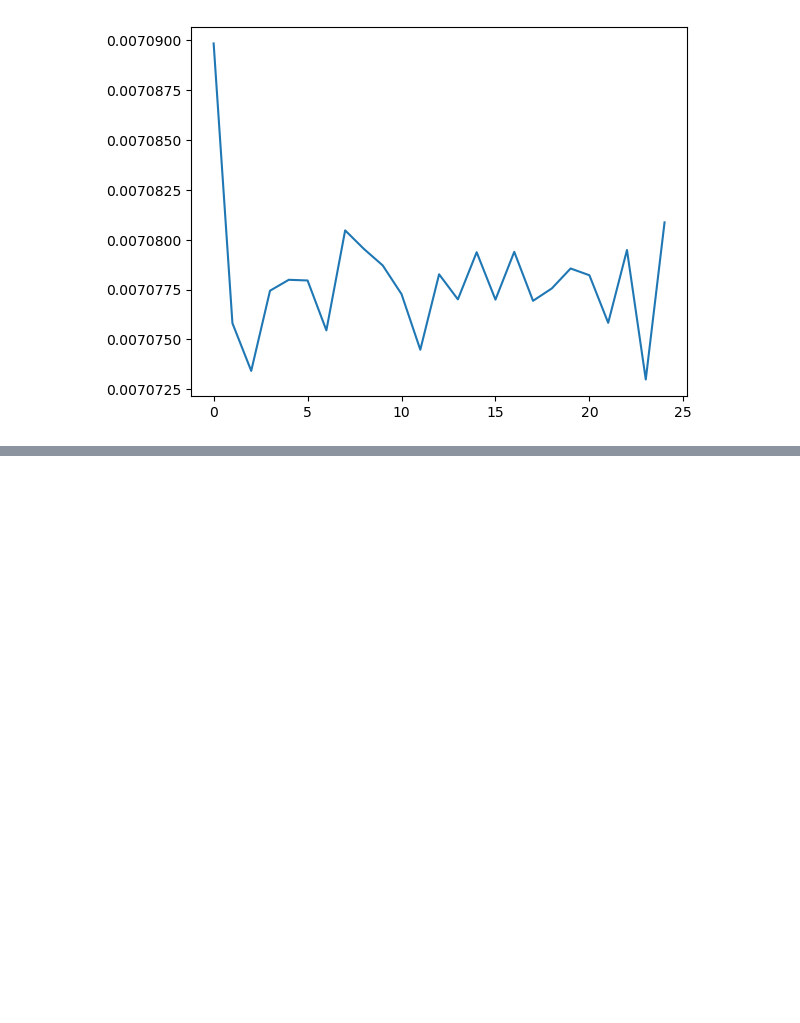
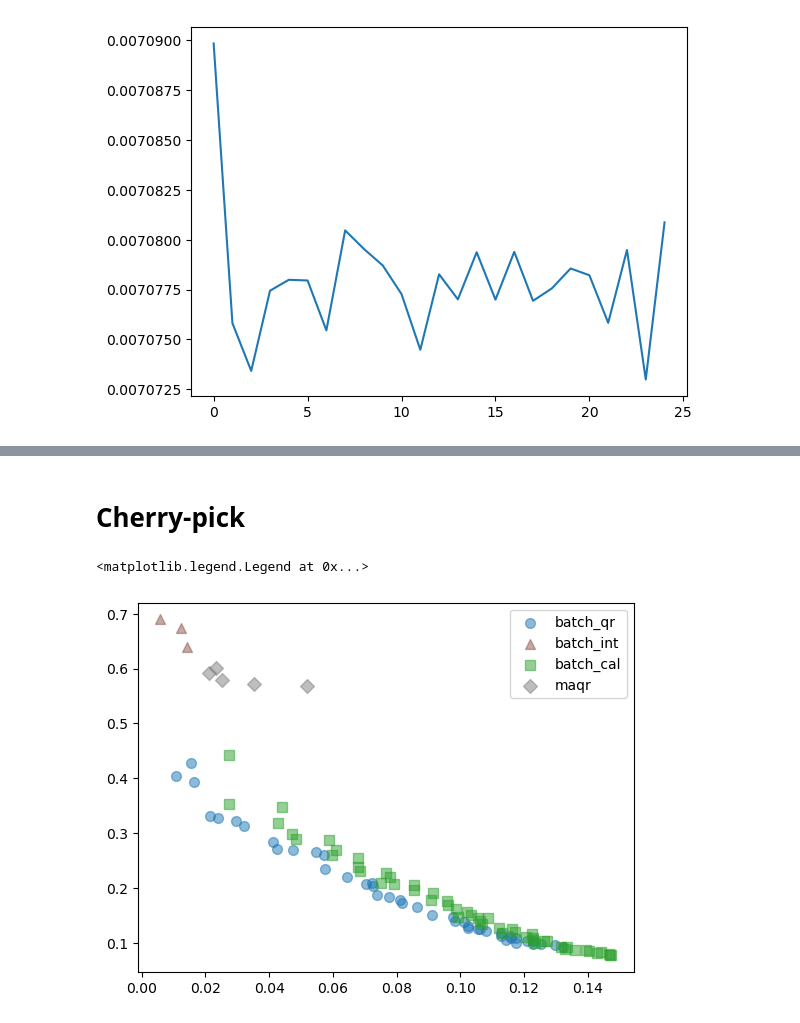
Before and after one commit to Zyxleo123/calibrated-quantile-uq, a Jupyter notebook: test.ipynb, the cells around one changed output, grey strips where cells are left out. Cells and saved outputs as stored; diff of their text form; code cells hidden in the pictures; blank space fills up the shorter version.

Commit message:
first commit of cherry

```diff
--- a/test.ipynb
+++ b/test.ipynb
@@ -263,0 +282,19 @@ plt.plot([tr.cpu() for tr in data['tr_loss_list']])
+# %% [markdown]
+# Cherry-pick
+# %%
+seed = 1
+dataset = 'protein'
+hyper = 'nl-8_hs-256'
+# methods = ['batch_qr', 'batch_int', 'batch_cal', 'maqr', 'calipso']
+methods = ['batch_qr', 'batch_int', 'batch_cal', 'maqr']
+import matplotlib.pyplot as plt
+from plots.plot_utils import load_pickle, METHOD_COLORS, METHOD_MARKERS
+import os
+for method in methods:
+    pkl = os.path.join(os.environ['SCRATCH'], 'results', 'lump', f"{dataset}/{hyper}/{dataset}_loss{method}_ens1_bootFalse_resTrue_lnFalse_bnFalse_dr0.0_lr0.001_bs64_{hyper.replace('-', '')}_{seed}.pkl")
+    data = load_pickle(pkl)
+    plt.scatter(data['te_ece_controlled'], data['te_sharp_score_controlled'], label=method, marker=METHOD_MARKERS[method], color=METHOD_COLORS[method], s=50, alpha=0.5)
+plt.legend()
+# %% [output]
+<matplotlib.legend.Legend at 0x...>
+[figure, added]
```
Also changed, not shown: parts of 2 cells of this notebook, 6 other files.
